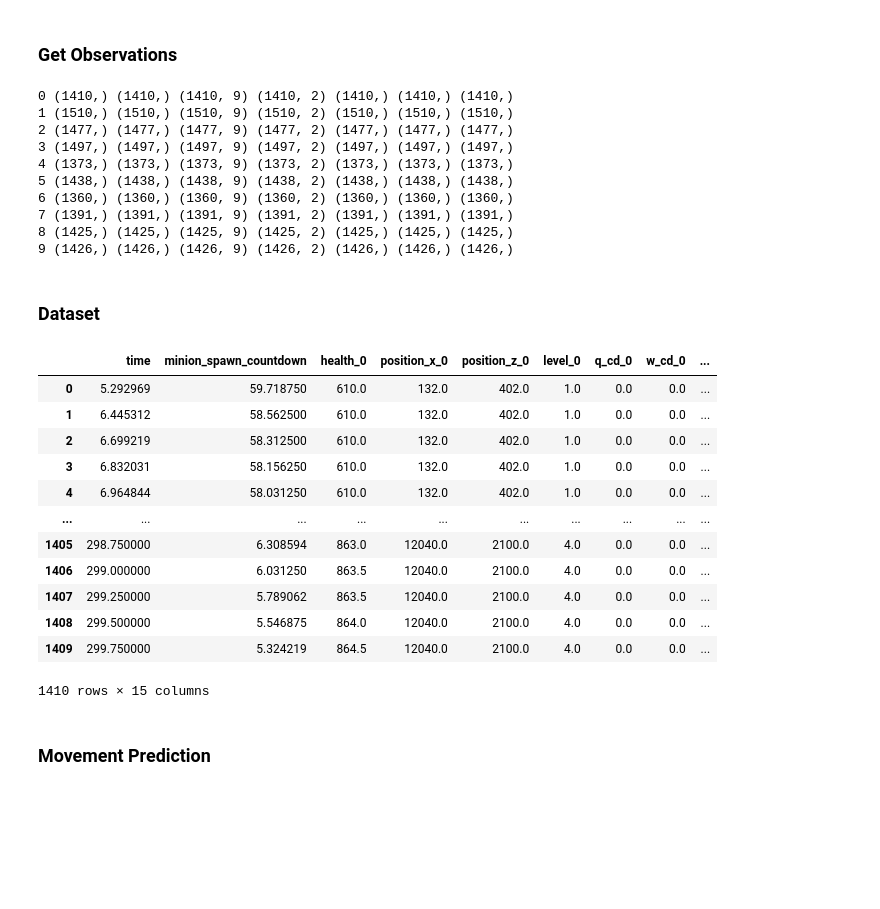
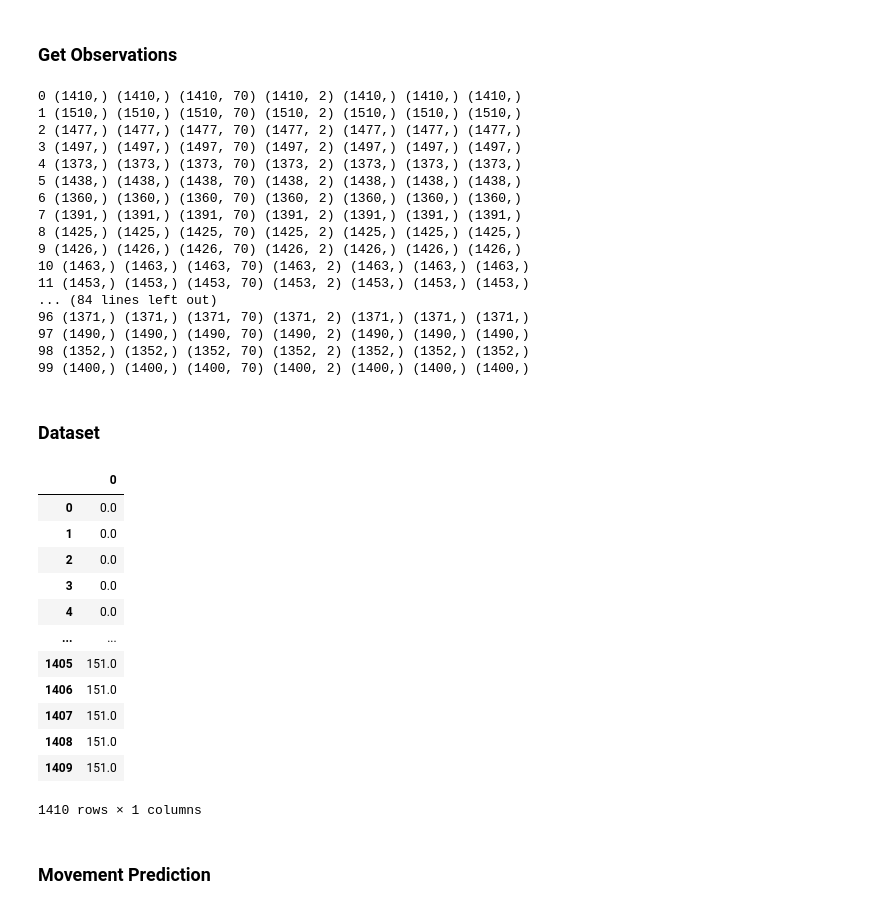
Before and after one commit to MiscellaneousStuff/tlol-ml, a Jupyter notebook: sanity_test.ipynb, the cells around one changed output. Cells and saved outputs as stored; diff of their text form; code cells hidden in the pictures; blank space fills up the shorter version.

```diff
--- a/sanity_test.ipynb
+++ b/sanity_test.ipynb
@@ -495,12 +521,12 @@ global_intent_regions_future = global_intent_regions.copy().shift(+OBS_PREV).fil
 #champ_indices  = [0, 7, 9, 30, 62, 63, 64, 15, 17, 19, 21, 23, 26]
 #minion_indices = [0, 7, 9, 14, 15, 16]
 
-champ_indices  = [0, 7, 9, 30, 15, 17, 19, 23, 26]
+champ_indices  = [0, 7, 9, 30, 62, 63, 64]
 minion_indices = [7, 9]
 
 def get_obs(dataset, champ_indices, minion_indices):
     lst = []
-    for d in range(10):
+    for d in range(100):
     # for d in range(len(dataset)):
         example = dataset[d]
 
@@ -513,7 +539,7 @@ def get_obs(dataset, champ_indices, minion_indices):
         champ_feats  = []
         minion_feats = []
 
-        for i in range(1): # UNIT_COUNTS["champs"]):
+        for i in range(10): # UNIT_COUNTS["champs"]):
             base = i * UNIT_FEATURE_COUNTS["champs"]
             feats = [champs.iloc[:, base + idx] for idx in champ_indices]
             champ_feats.append(feats)
@@ -565,16 +591,23 @@ processed_obs_s = get_obs(
                     champ_indices=champ_indices,
                     minion_indices=minion_indices)
 # %% [output]
-0 (1410,) (1410,) (1410, 9) (1410, 2) (1410,) (1410,) (1410,)
-1 (1510,) (1510,) (1510, 9) (1510, 2) (1510,) (1510,) (1510,)
-2 (1477,) (1477,) (1477, 9) (1477, 2) (1477,) (1477,) (1477,)
-3 (1497,) (1497,) (1497, 9) (1497, 2) (1497,) (1497,) (1497,)
-4 (1373,) (1373,) (1373, 9) (1373, 2) (1373,) (1373,) (1373,)
-5 (1438,) (1438,) (1438, 9) (1438, 2) (1438,) (1438,) (1438,)
-6 (1360,) (1360,) (1360, 9) (1360, 2) (1360,) (1360,) (1360,)
-7 (1391,) (1391,) (1391, 9) (1391, 2) (1391,) (1391,) (1391,)
-8 (1425,) (1425,) (1425, 9) (1425, 2) (1425,) (1425,) (1425,)
-9 (1426,) (1426,) (1426, 9) (1426, 2) (1426,) (1426,) (1426,)
+0 (1410,) (1410,) (1410, 70) (1410, 2) (1410,) (1410,) (1410,)
+1 (1510,) (1510,) (1510, 70) (1510, 2) (1510,) (1510,) (1510,)
+2 (1477,) (1477,) (1477, 70) (1477, 2) (1477,) (1477,) (1477,)
+3 (1497,) (1497,) (1497, 70) (1497, 2) (1497,) (1497,) (1497,)
+4 (1373,) (1373,) (1373, 70) (1373, 2) (1373,) (1373,) (1373,)
+5 (1438,) (1438,) (1438, 70) (1438, 2) (1438,) (1438,) (1438,)
+6 (1360,) (1360,) (1360, 70) (1360, 2) (1360,) (1360,) (1360,)
+7 (1391,) (1391,) (1391, 70) (1391, 2) (1391,) (1391,) (1391,)
+8 (1425,) (1425,) (1425, 70) (1425, 2) (1425,) (1425,) (1425,)
+9 (1426,) (1426,) (1426, 70) (1426, 2) (1426,) (1426,) (1426,)
+10 (1463,) (1463,) (1463, 70) (1463, 2) (1463,) (1463,) (1463,)
+11 (1453,) (1453,) (1453, 70) (1453, 2) (1453,) (1453,) (1453,)
+... (84 lines left out)
+96 (1371,) (1371,) (1371, 70) (1371, 2) (1371,) (1371,) (1371,)
+97 (1490,) (1490,) (1490, 70) (1490, 2) (1490,) (1490,) (1490,)
+98 (1352,) (1352,) (1352, 70) (1352, 2) (1352,) (1352,) (1352,)
+99 (1400,) (1400,) (1400, 70) (1400, 2) (1400,) (1400,) (1400,)
 # %% [markdown]
 ### Dataset
 # %%
@@ -586,19 +619,3 @@ obs_s = [pd.concat(obs[:-1], axis=1)
          for obs in processed_obs_s]
 act_s = [pd.concat(obs[-1:], axis=1)
          for obs in processed_obs_s]
-# %%
-obs_s[0]
-# %% [output]
-|  | time | minion_spawn_countdown | health_0 | position_x_0 | position_z_0 | level_0 | q_cd_0 | w_cd_0 | ... |
-| 0 | 5.292969 | 59.718750 | 610.0 | 132.0 | 402.0 | 1.0 | 0.0 | 0.0 | ... |
-| 1 | 6.445312 | 58.562500 | 610.0 | 132.0 | 402.0 | 1.0 | 0.0 | 0.0 | ... |
-| 2 | 6.699219 | 58.312500 | 610.0 | 132.0 | 402.0 | 1.0 | 0.0 | 0.0 | ... |
-| 3 | 6.832031 | 58.156250 | 610.0 | 132.0 | 402.0 | 1.0 | 0.0 | 0.0 | ... |
-| 4 | 6.964844 | 58.031250 | 610.0 | 132.0 | 402.0 | 1.0 | 0.0 | 0.0 | ... |
-| ... | ... | ... | ... | ... | ... | ... | ... | ... | ... |
-| 1405 | 298.750000 | 6.308594 | 863.0 | 12040.0 | 2100.0 | 4.0 | 0.0 | 0.0 | ... |
-| 1406 | 299.000000 | 6.031250 | 863.5 | 12040.0 | 2100.0 | 4.0 | 0.0 | 0.0 | ... |
-| 1407 | 299.250000 | 5.789062 | 863.5 | 12040.0 | 2100.0 | 4.0 | 0.0 | 0.0 | ... |
-| 1408 | 299.500000 | 5.546875 | 864.0 | 12040.0 | 2100.0 | 4.0 | 0.0 | 0.0 | ... |
-| 1409 | 299.750000 | 5.324219 | 864.5 | 12040.0 | 2100.0 | 4.0 | 0.0 | 0.0 | ... |
-1410 rows × 15 columns
@@ -605,3 +626,20 @@ obs_s[0]
+# %%
+# obs_s[0],
+act_s[0]
+# %% [output]
+|  | 0 |
+| 0 | 0.0 |
+| 1 | 0.0 |
+| 2 | 0.0 |
+| 3 | 0.0 |
+| 4 | 0.0 |
+| ... | ... |
+| 1405 | 151.0 |
+| 1406 | 151.0 |
+| 1407 | 151.0 |
+| 1408 | 151.0 |
+| 1409 | 151.0 |
+1410 rows × 1 columns
 # %%
 # ex = (obs_s[0].iloc[:, 1] - np.asarray(obs_s[0].iloc[:, 1], dtype=np.float32).mean()) / (np.asarray(obs_s[0].iloc[:, 1], dtype=np.float32).std())
 # ex
```
Also changed, not shown: parts of 13 cells of this notebook, 3 other files.
